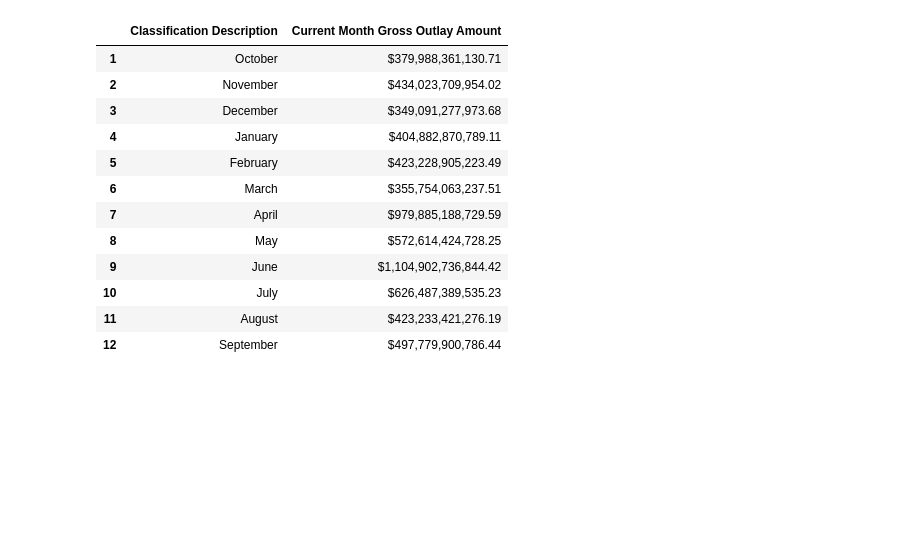
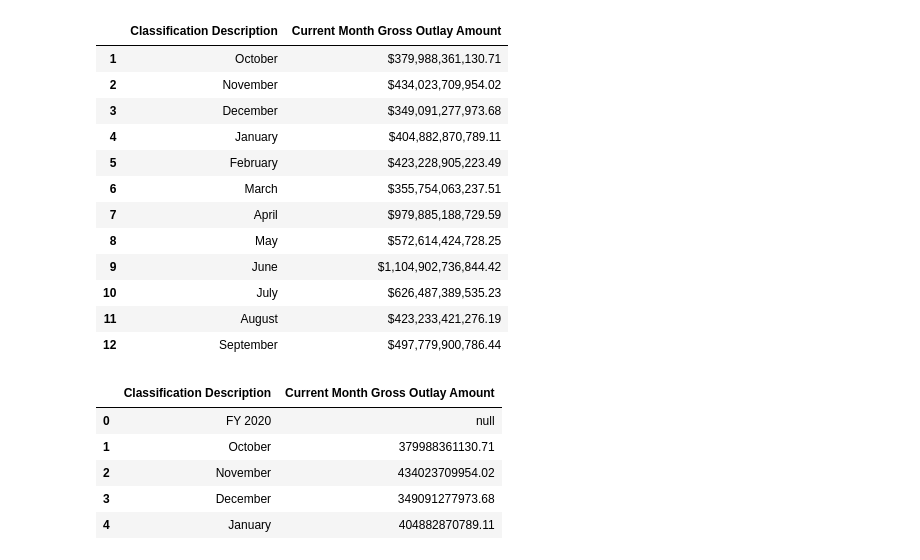
Before and after one commit to haege101/2020-Government-Expenditure-Correlation-Project, a Jupyter notebook: Project 1 Group Code.ipynb, the cells around one changed output. Cells and saved outputs as stored; diff of their text form; code cells hidden in the pictures; blank space fills up the shorter version.

```diff
--- a/Project 1 Group Code.ipynb
+++ b/Project 1 Group Code.ipynb
@@ -99,0 +148,9 @@ gov_spending20.iloc[1:13]
+# %%
+gov_spending20.head()
+# %% [output]
+|  | Classification Description | Current Month Gross Outlay Amount |
+| 0 | FY 2020 | null |
+| 1 | October | 379988361130.71 |
+| 2 | November | 434023709954.02 |
+| 3 | December | 349091277973.68 |
+| 4 | January | 404882870789.11 |
```
Also changed, not shown: parts of 14 cells of this notebook.
